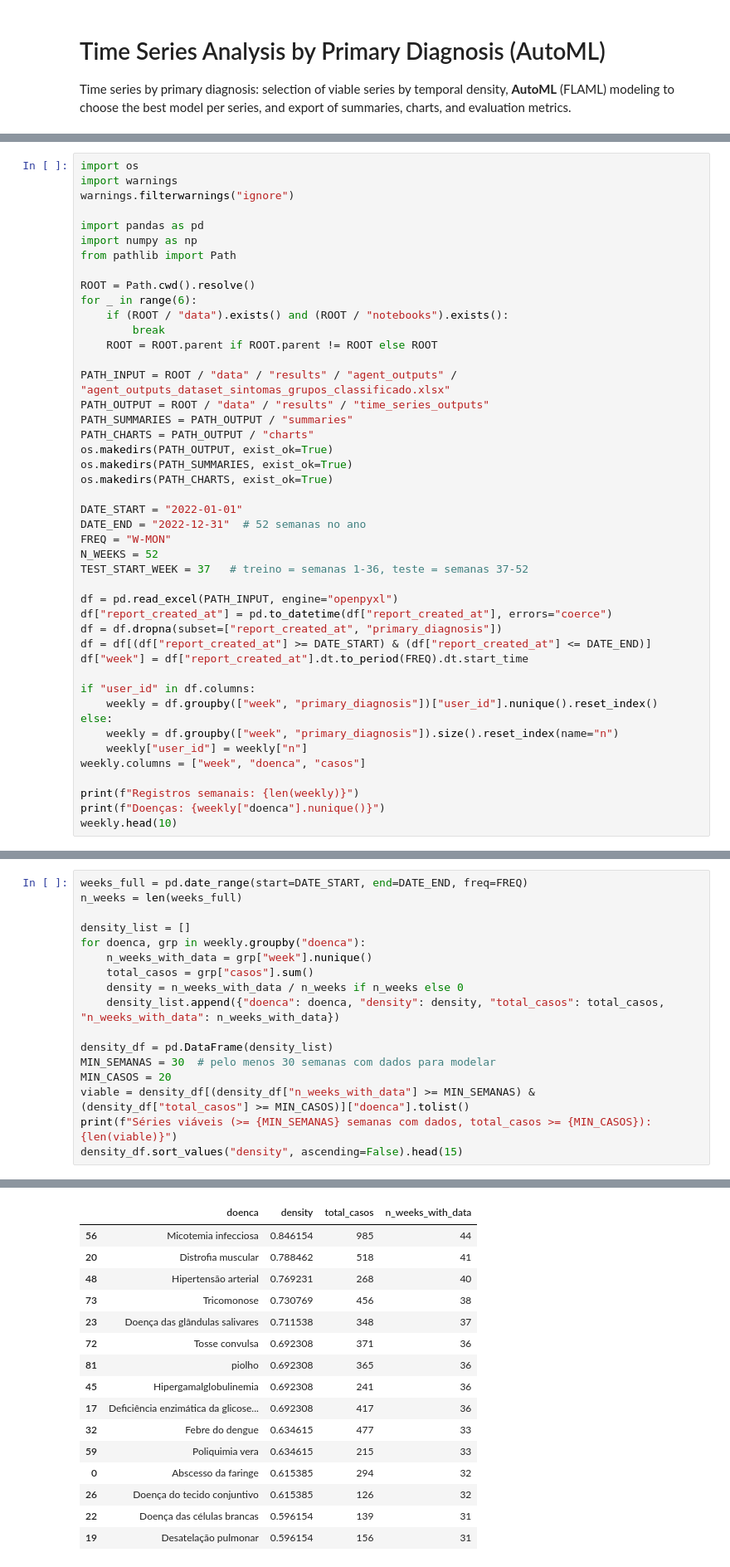
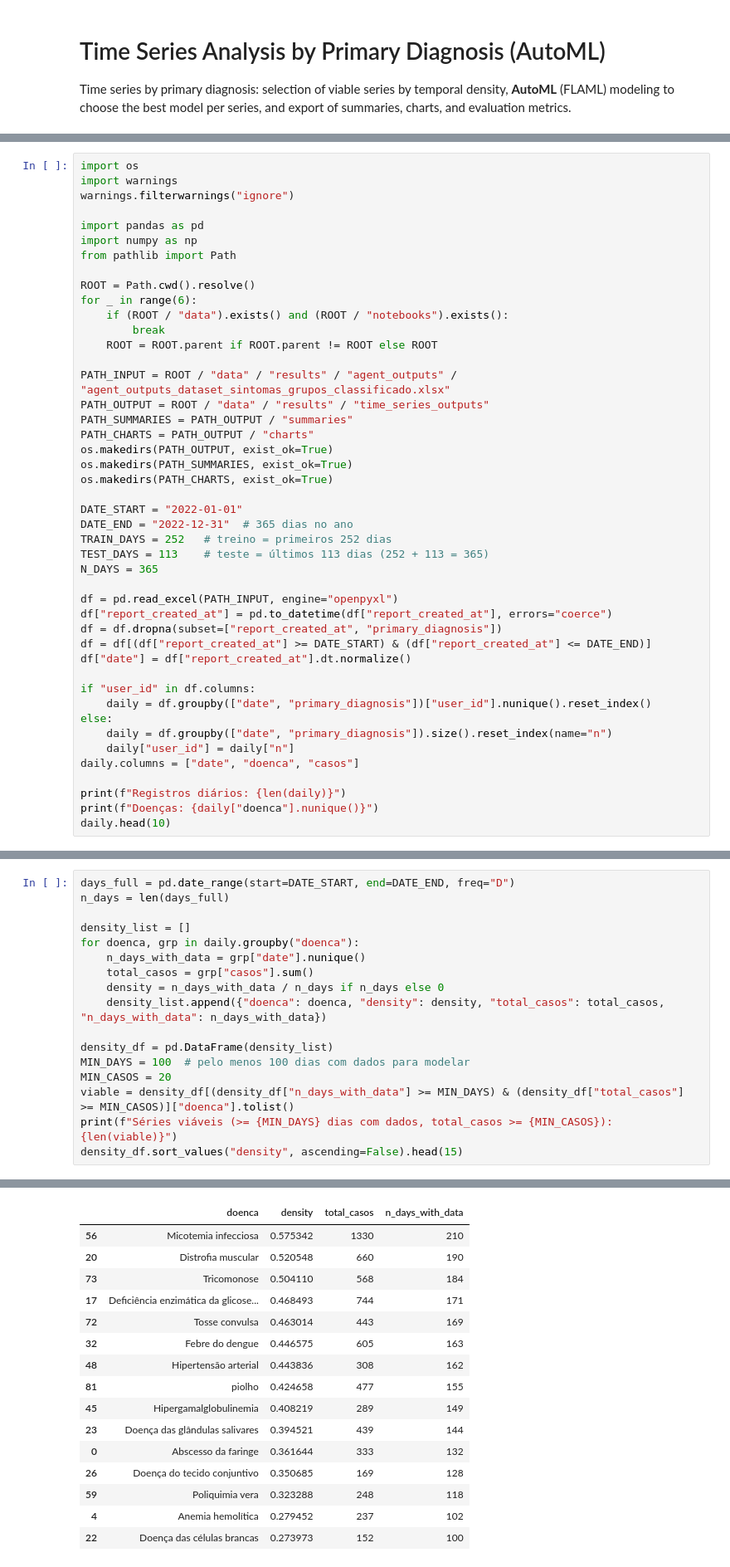
Before and after one commit to daniellybx/projeto_proepi_gds_datascience, a Jupyter notebook: notebooks/04_time_series_analysis.ipynb, the cells around one changed output, grey strips where cells are left out. Shown at 83% size. Drawn from its saved outputs; the diff is of its cells as text.

```diff
--- a/notebooks/04_time_series_analysis.ipynb
+++ b/notebooks/04_time_series_analysis.ipynb
@@ -30,25 +30,25 @@ os.makedirs(PATH_SUMMARIES, exist_ok=True)
 os.makedirs(PATH_CHARTS, exist_ok=True)
 
 DATE_START = "2022-01-01"
-DATE_END = "2022-12-31"  # 52 semanas no ano
-FREQ = "W-MON"
-N_WEEKS = 52
-TEST_START_WEEK = 37   # treino = semanas 1-36, teste = semanas 37-52
+DATE_END = "2022-12-31"  # 365 dias no ano
+TRAIN_DAYS = 252   # treino = primeiros 252 dias
+TEST_DAYS = 113    # teste = últimos 113 dias (252 + 113 = 365)
+N_DAYS = 365
 
 df = pd.read_excel(PATH_INPUT, engine="openpyxl")
 df["report_created_at"] = pd.to_datetime(df["report_created_at"], errors="coerce")
 df = df.dropna(subset=["report_created_at", "primary_diagnosis"])
 df = df[(df["report_created_at"] >= DATE_START) & (df["report_created_at"] <= DATE_END)]
-df["week"] = df["report_created_at"].dt.to_period(FREQ).dt.start_time
+df["date"] = df["report_created_at"].dt.normalize()
 
 if "user_id" in df.columns:
-    weekly = df.groupby(["week", "primary_diagnosis"])["user_id"].nunique().reset_index()
+    daily = df.groupby(["date", "primary_diagnosis"])["user_id"].nunique().reset_index()
 else:
-    weekly = df.groupby(["week", "primary_diagnosis"]).size().reset_index(name="n")
-    weekly["user_id"] = weekly["n"]
-weekly.columns = ["week", "doenca", "casos"]
+    daily = df.groupby(["date", "primary_diagnosis"]).size().reset_index(name="n")
+    daily["user_id"] = daily["n"]
+daily.columns = ["date", "doenca", "casos"]
 
-print(f"Registros semanais: {len(weekly)}")
-print(f"Doenças: {weekly["doenca"].nunique()}")
-weekly.head(10)
+print(f"Registros diários: {len(daily)}")
+print(f"Doenças: {daily["doenca"].nunique()}")
+daily.head(10)
 # %% [output]
@@ -72,18 +72,18 @@ Doenças: 86
 # %%
-weeks_full = pd.date_range(start=DATE_START, end=DATE_END, freq=FREQ)
-n_weeks = len(weeks_full)
+days_full = pd.date_range(start=DATE_START, end=DATE_END, freq="D")
+n_days = len(days_full)
 
 density_list = []
-for doenca, grp in weekly.groupby("doenca"):
-    n_weeks_with_data = grp["week"].nunique()
+for doenca, grp in daily.groupby("doenca"):
+    n_days_with_data = grp["date"].nunique()
     total_casos = grp["casos"].sum()
-    density = n_weeks_with_data / n_weeks if n_weeks else 0
-    density_list.append({"doenca": doenca, "density": density, "total_casos": total_casos, "n_weeks_with_data": n_weeks_with_data})
+    density = n_days_with_data / n_days if n_days else 0
+    density_list.append({"doenca": doenca, "density": density, "total_casos": total_casos, "n_days_with_data": n_days_with_data})
 
 density_df = pd.DataFrame(density_list)
-MIN_SEMANAS = 30  # pelo menos 30 semanas com dados para modelar
+MIN_DAYS = 100  # pelo menos 100 dias com dados para modelar
 MIN_CASOS = 20
-viable = density_df[(density_df["n_weeks_with_data"] >= MIN_SEMANAS) & (density_df["total_casos"] >= MIN_CASOS)]["doenca"].tolist()
-print(f"Séries viáveis (>= {MIN_SEMANAS} semanas com dados, total_casos >= {MIN_CASOS}): {len(viable)}")
+viable = density_df[(density_df["n_days_with_data"] >= MIN_DAYS) & (density_df["total_casos"] >= MIN_CASOS)]["doenca"].tolist()
+print(f"Séries viáveis (>= {MIN_DAYS} dias com dados, total_casos >= {MIN_CASOS}): {len(viable)}")
 density_df.sort_values("density", ascending=False).head(15)
 # %% [output]
@@ -91,17 +91,17 @@ Séries viáveis (>= 30 semanas com dados, total_casos >= 20): 16
-|  | doenca | density | total_casos | n_weeks_with_data |
-| 56 | Micotemia infecciosa | 0.846154 | 985 | 44 |
-| 20 | Distrofia muscular | 0.788462 | 518 | 41 |
-| 48 | Hipertensão arterial | 0.769231 | 268 | 40 |
-| 73 | Tricomonose | 0.730769 | 456 | 38 |
-| 23 | Doença das glândulas salivares | 0.711538 | 348 | 37 |
-| 72 | Tosse convulsa | 0.692308 | 371 | 36 |
-| 81 | piolho | 0.692308 | 365 | 36 |
-| 45 | Hipergamalglobulinemia | 0.692308 | 241 | 36 |
-| 17 | Deficiência enzimática da glicose... | 0.692308 | 417 | 36 |
-| 32 | Febre do dengue | 0.634615 | 477 | 33 |
-| 59 | Poliquimia vera | 0.634615 | 215 | 33 |
-| 0 | Abscesso da faringe | 0.615385 | 294 | 32 |
-| 26 | Doença do tecido conjuntivo | 0.615385 | 126 | 32 |
-| 22 | Doença das células brancas | 0.596154 | 139 | 31 |
-| 19 | Desatelação pulmonar | 0.596154 | 156 | 31 |
+|  | doenca | density | total_casos | n_days_with_data |
+| 56 | Micotemia infecciosa | 0.575342 | 1330 | 210 |
+| 20 | Distrofia muscular | 0.520548 | 660 | 190 |
+| 73 | Tricomonose | 0.504110 | 568 | 184 |
+| 17 | Deficiência enzimática da glicose... | 0.468493 | 744 | 171 |
+| 72 | Tosse convulsa | 0.463014 | 443 | 169 |
+| 32 | Febre do dengue | 0.446575 | 605 | 163 |
+| 48 | Hipertensão arterial | 0.443836 | 308 | 162 |
+| 81 | piolho | 0.424658 | 477 | 155 |
+| 45 | Hipergamalglobulinemia | 0.408219 | 289 | 149 |
+| 23 | Doença das glândulas salivares | 0.394521 | 439 | 144 |
+| 0 | Abscesso da faringe | 0.361644 | 333 | 132 |
+| 26 | Doença do tecido conjuntivo | 0.350685 | 169 | 128 |
+| 59 | Poliquimia vera | 0.323288 | 248 | 118 |
+| 4 | Anemia hemolítica | 0.279452 | 237 | 102 |
+| 22 | Doença das células brancas | 0.273973 | 152 | 100 |
 # %% [markdown]
```
Also changed, not shown: parts of 11 cells of this notebook.
